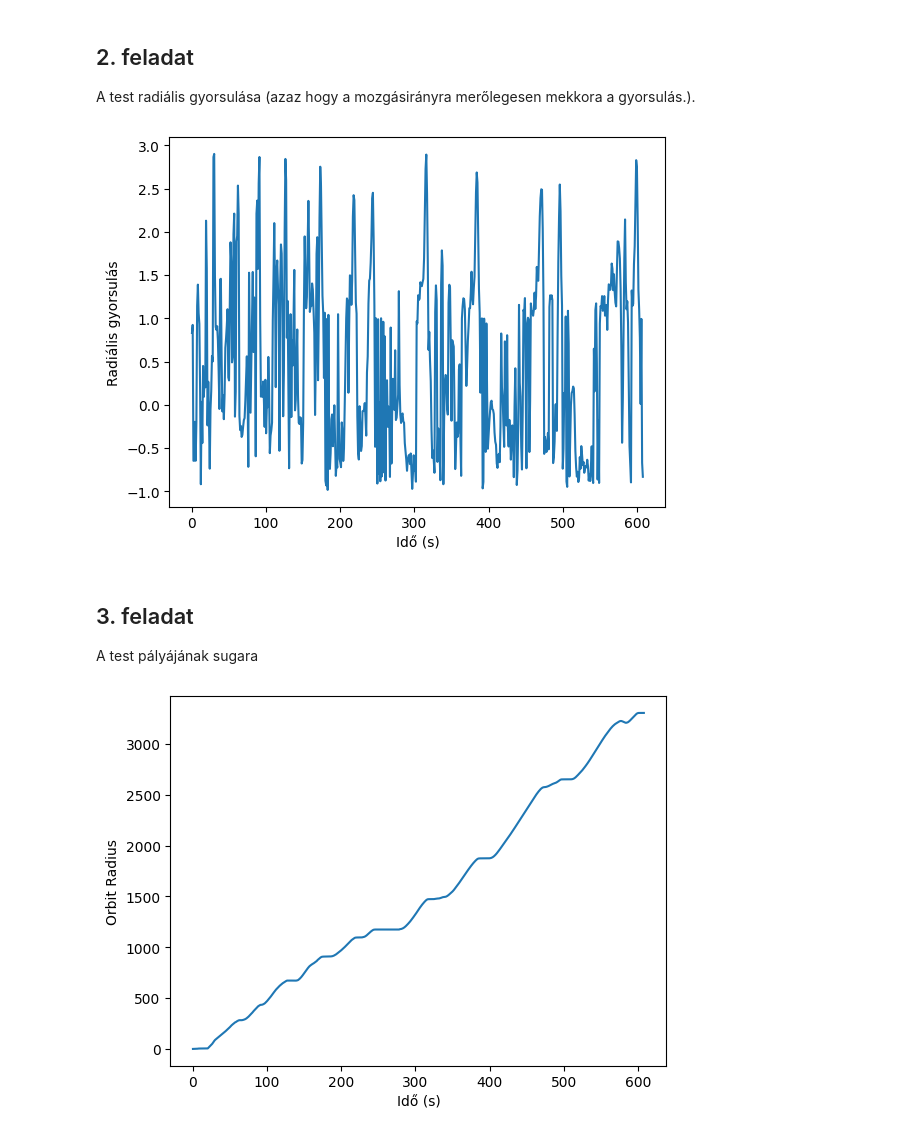
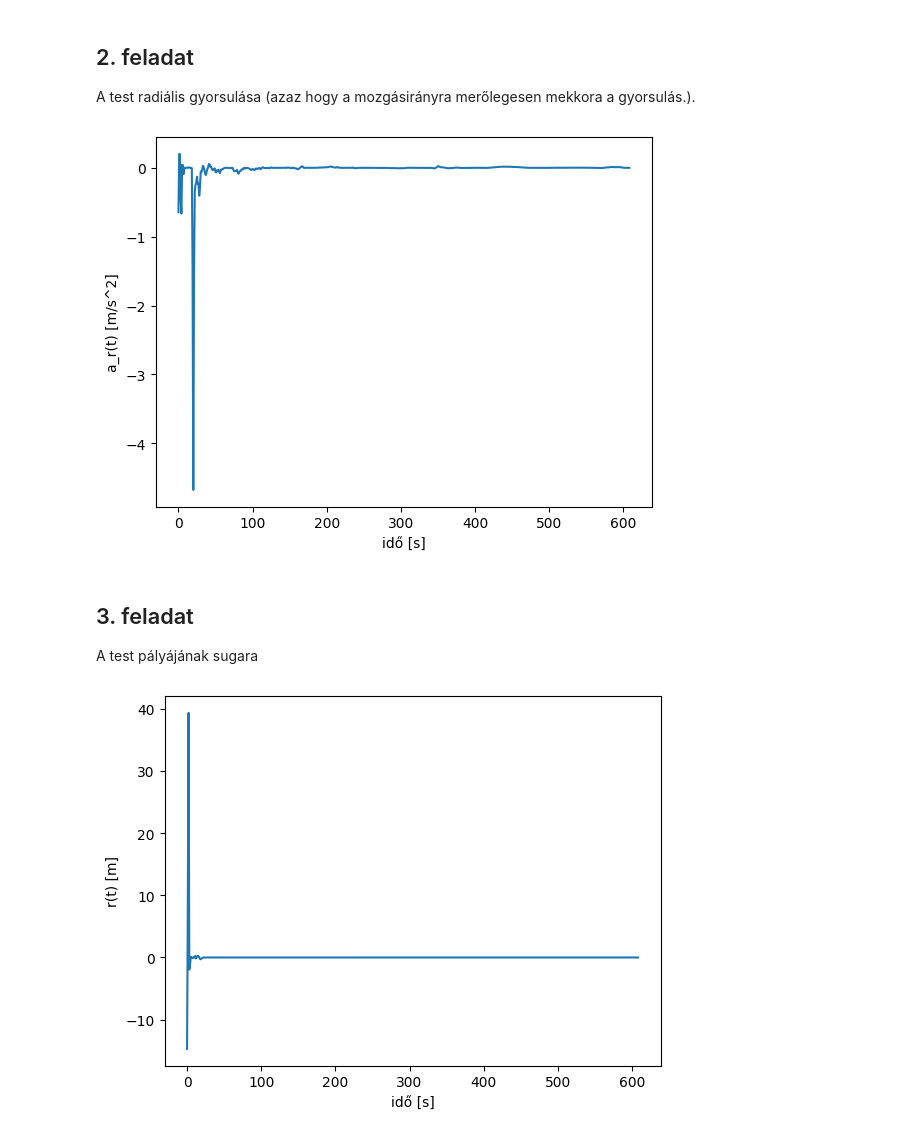
Before and after one commit to MrHumanRebel/sze_fizinfo, a Jupyter notebook: gps/Szakaly_Karoly_M9H5JA_GPS.ipynb, the cells around one changed output. Cells and saved outputs as stored; diff of their text form; code cells hidden in the pictures.

```diff
--- a/gps/Szakaly_Karoly_M9H5JA_GPS.ipynb
+++ b/gps/Szakaly_Karoly_M9H5JA_GPS.ipynb
@@ -315,3 +339,9 @@ def show_plot(x_axis, y_axis, x_label, y_label):
     plt.ylabel(y_label)
 
     plt.show()
+
+# szögsebesség számítása
+def calculate_angular_velocity(t_arr, angles_arr):
+  omega_arr = deriv(t_arr, angles_arr)
+
+  return omega_arr
@@ -324,3 +350,6 @@ ay_arr = deriv(t_arr, vy_arr)
+# %%
+# szögek kiszámítása radiánban
+angles_arr = np.arctan2(y_arr, x_arr)
 # %% [markdown]
 ## 1. feladat
 
@@ -350,51 +369,30 @@ show_plot(x_axis=t_arr, y_axis=tangential_acceleration_arr, x_label="Idő (s)",
 
 A test radiális gyorsulása (azaz hogy a mozgásirányra merőlegesen mekkora a gyorsulás.).
 # %%
-def calculate_radial_acceleration(x_arr, y_arr, t_arr):
-    vxs_arr = deriv(t_arr, x_arr)
-    vys_arr = deriv(t_arr, y_arr)
+def calculate_radial_acceleration(t_arr, angles_arr, vabs_arr):
+    omega_arr = calculate_angular_velocity(t_arr, angles_arr)
 
-    axs_arr = deriv(t_arr, vxs_arr)
-    ays_arr = deriv(t_arr, vys_arr)
-
-    vsabs_arr = (vxs_arr ** 2 + vys_arr ** 2) ** 0.5
-    as_abs_arr = (axs_arr ** 2 + ays_arr ** 2) ** 0.5
-
-    # a sebességvektor irányvektora
-    vxs_arr = vxs_arr / vsabs_arr
-    vys_arr = vys_arr / vsabs_arr
-
-    # a gyorsulásvektor irányvektora
-    axs_arr = axs_arr / as_abs_arr
-    ays_arr = ays_arr / as_abs_arr
-
-    # a gyorsulásvektor és a sebességvektor skaláris szorzata
-    at_arr = (axs_arr * vxs_arr) + (ays_arr * vys_arr)
-
-    # a radiális gyorsulás
-    ar_arr = as_abs_arr - at_arr
+    ar_arr = omega_arr * vabs_arr
     return ar_arr
 
-ar_arr = calculate_radial_acceleration(x_arr, y_arr, t_arr)
+ar_arr = calculate_radial_acceleration(t_arr, angles_arr, vabs_arr)
 
-show_plot(x_axis=t_arr, y_axis=ar_arr, x_label="Idő (s)", y_label="Radiális gyorsulás")
+show_plot(x_axis=t_arr, y_axis=ar_arr, x_label="idő [s]", y_label="a_r(t) [m/s^2]")
 # %% [output]
-[figure, old version]
+[figure, new version]
 # %% [markdown]
 ## 3. feladat
 
 A test pályájának sugara
 # %%
-def calculate_orbit_radius(x_arr, y_arr, t_arr):
-    r_arr = (x_arr ** 2 + y_arr ** 2) ** 0.5
+def calculate_orbital_radius(t_arr, angles_arr, vabs_arr):
+    omega_arr = calculate_angular_velocity(t_arr, angles_arr)
+
+    r_arr = omega_arr / vabs_arr
     return r_arr
 
-r_arr = calculate_orbit_radius(x_arr, y_arr, t_arr)
+r_arr = calculate_orbital_radius(t_arr, angles_arr, vabs_arr)
 
-plt.plot(t_arr, r_arr)
-plt.xlabel("Idő (s)")
-plt.ylabel("Orbit Radius")
-
-plt.show()
+show_plot(x_axis=t_arr, y_axis=r_arr, x_label="idő [s]", y_label="r(t) [m]")
 # %% [output]
-[figure, old version]
+[figure, new version]
```
Also changed, not shown: parts of 5 cells of this notebook.
